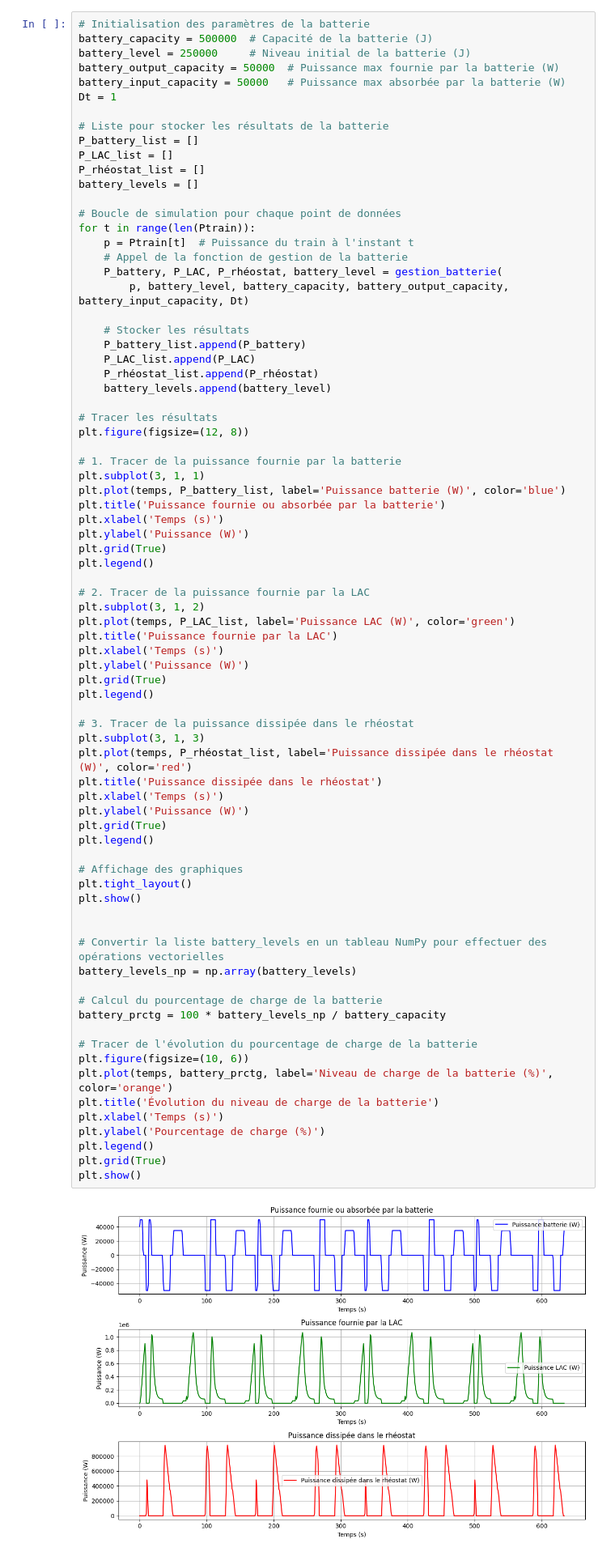
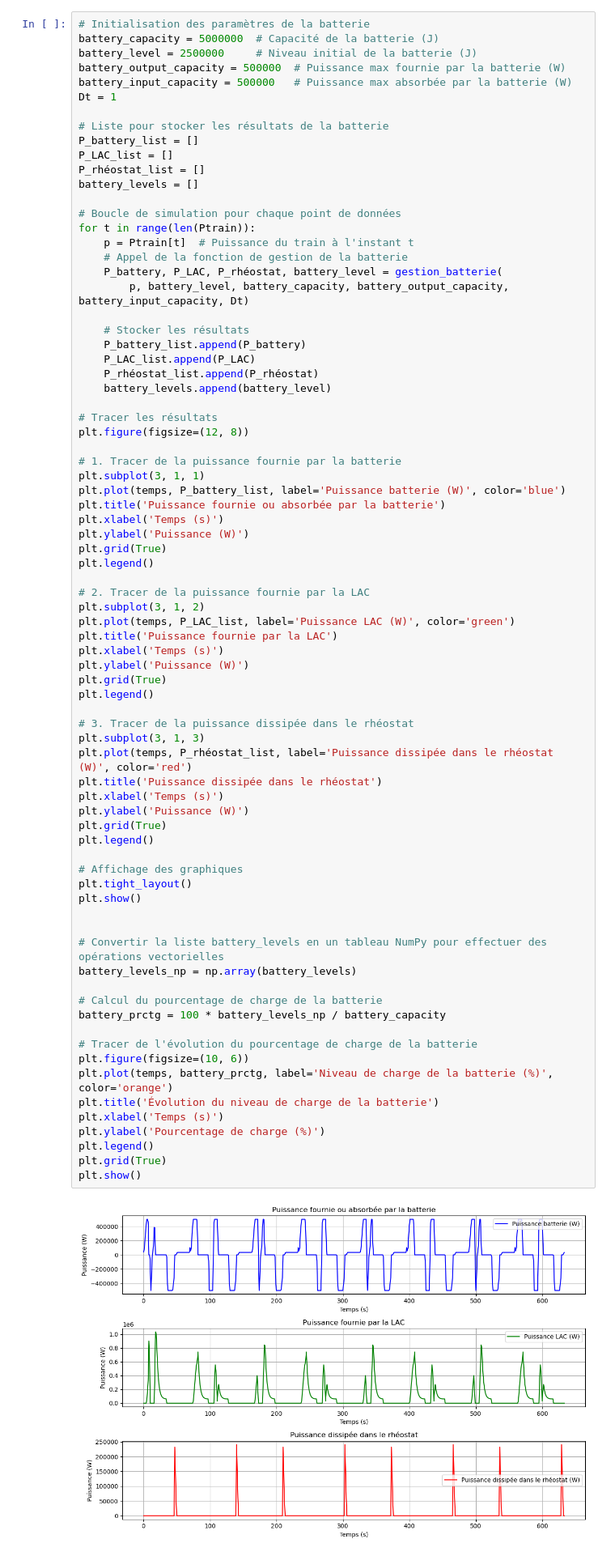
Before and after one commit to Lounes78/Opti_gen_NSGA2, a Jupyter notebook: simulation.ipynb, the cells around one changed output. Shown at 81% size. Drawn from its saved outputs; the diff is of its cells as text.

```diff
--- a/simulation.ipynb
+++ b/simulation.ipynb
@@ -185,10 +186,10 @@ def gestion_batterie(train_demand, battery_level, battery_capacity, battery_outp
     return P_battery, P_LAC, P_rhéostat, battery_level
 # %%
 # Initialisation des paramètres de la batterie
-battery_capacity = 500000  # Capacité de la batterie (J)
-battery_level = 250000     # Niveau initial de la batterie (J)
-battery_output_capacity = 50000  # Puissance max fournie par la batterie (W)
-battery_input_capacity = 50000   # Puissance max absorbée par la batterie (W)
+battery_capacity = 5000000  # Capacité de la batterie (J)
+battery_level = 2500000     # Niveau initial de la batterie (J)
+battery_output_capacity = 500000  # Puissance max fournie par la batterie (W)
+battery_input_capacity = 500000   # Puissance max absorbée par la batterie (W)
 Dt = 1
 
 # Liste pour stocker les résultats de la batterie
@@ -234,31 +235,31 @@ plt.legend()
 # 3. Tracer de la puissance dissipée dans le rhéostat
 plt.subplot(3, 1, 3)
 plt.plot(temps, P_rhéostat_list, label='Puissance dissipée dans le rhéostat (W)', color='red')
 plt.title('Puissance dissipée dans le rhéostat')
 plt.xlabel('Temps (s)')
 plt.ylabel('Puissance (W)')
 plt.grid(True)
 plt.legend()
 
 # Affichage des graphiques
 plt.tight_layout()
 plt.show()
 
 
 # Convertir la liste battery_levels en un tableau NumPy pour effectuer des opérations vectorielles
 battery_levels_np = np.array(battery_levels)
 
 # Calcul du pourcentage de charge de la batterie
 battery_prctg = 100 * battery_levels_np / battery_capacity
 
 # Tracer de l'évolution du pourcentage de charge de la batterie
 plt.figure(figsize=(10, 6))
 plt.plot(temps, battery_prctg, label='Niveau de charge de la batterie (%)', color='orange')
 plt.title('Évolution du niveau de charge de la batterie')
 plt.xlabel('Temps (s)')
 plt.ylabel('Pourcentage de charge (%)')
 plt.legend()
 plt.grid(True)
 plt.show()
 # %% [output]
-[figure, old version]
+[figure, new version]
```
Also changed, not shown: parts of 7 cells of this notebook.
